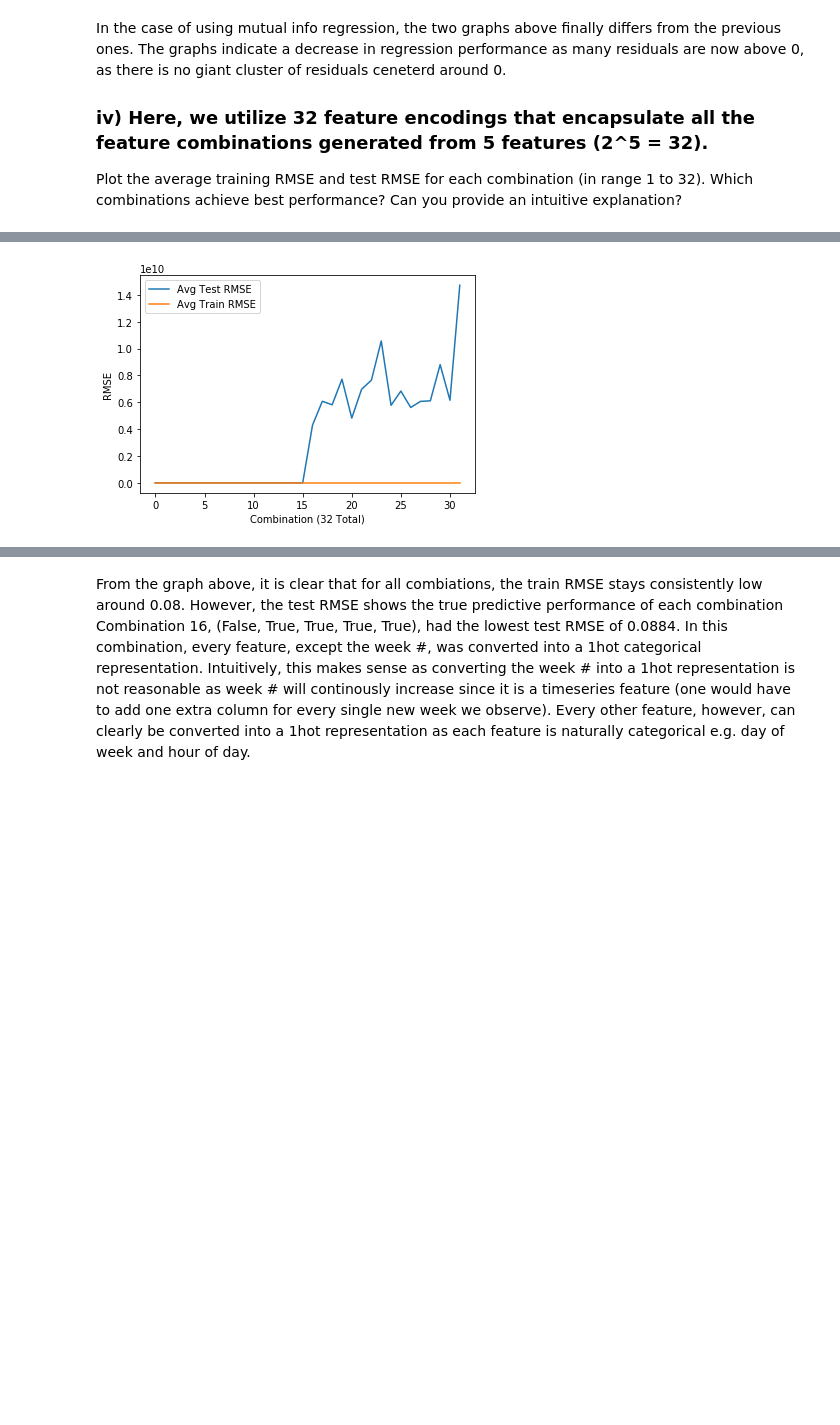
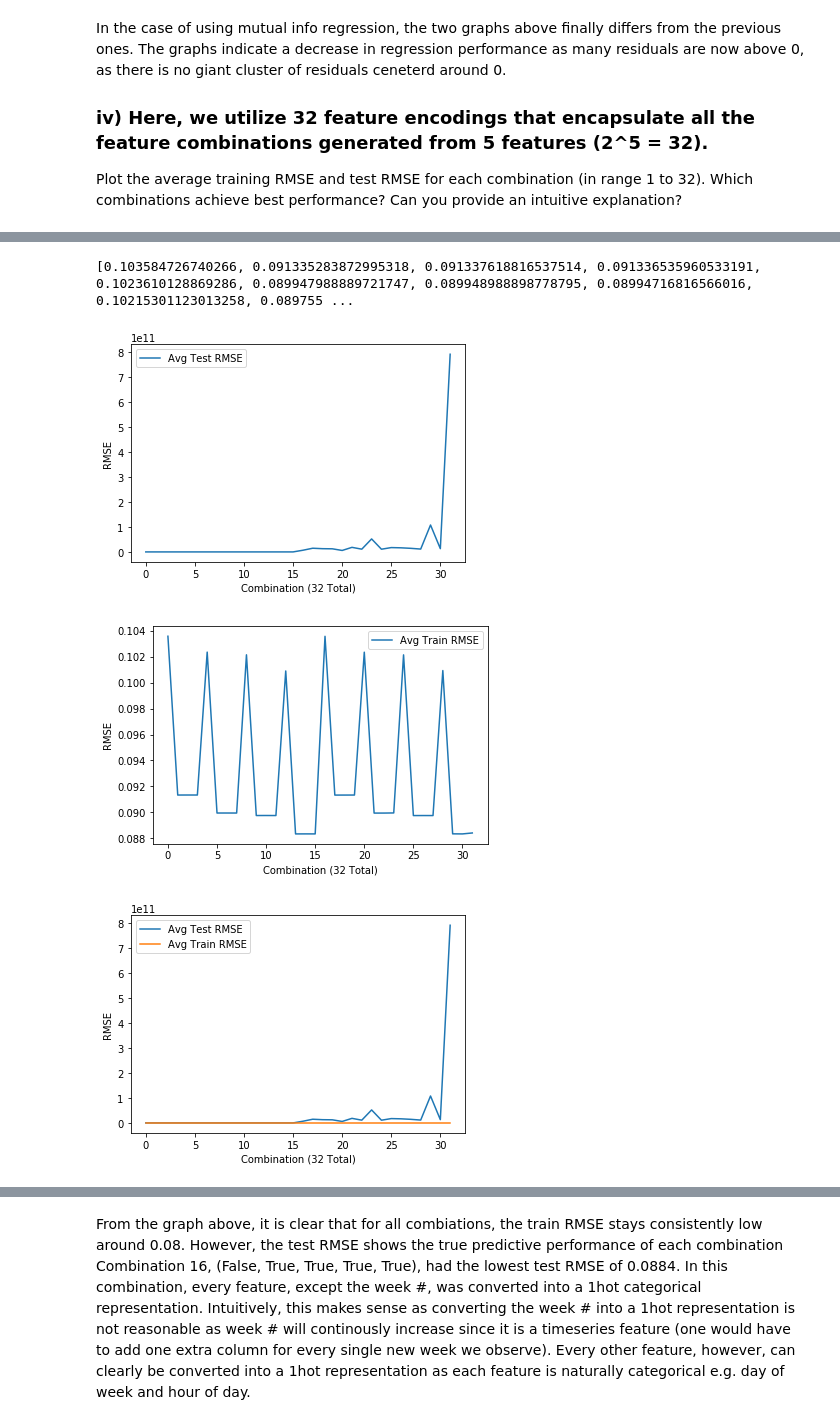
Before and after one commit to jdhurwitz/UCLA-EE219, a Jupyter notebook: Project4/Project 4 - Regression Analysis.ipynb, the cells around one changed output, grey strips where cells are left out. Cells and saved outputs as stored; diff of their text form; code cells hidden in the pictures; blank space fills up the shorter version.

Commit message:
plot changes

```diff
--- a/Project4/Project 4 - Regression Analysis.ipynb
+++ b/Project4/Project 4 - Regression Analysis.ipynb
@@ -398,16 +383,39 @@ print(avg_training_rmse[14], avg_test_rmse[15])
+# %%
+print(avg_training_rmse)
+# %% [output]
+[0.103584726740266, 0.091335283872995318, 0.091337618816537514, 0.091336535960533191, 0.1023610128869286, 0.089947988889721747, 0.089948988898778795, 0.08994716816566016, 0.10215301123013258, 0.089755 ...
 # %%
 #Figure 1
 fig, ax = plt.subplots()
 #ax.scatter(y, predicted, edgecolors=(0, 0, 0))
 ax.plot(avg_test_rmse, label="Avg Test RMSE")
-ax.plot(avg_training_rmse, label="Avg Train RMSE")
-
-# i = 0
-
+#ax.plot(avg_training_rmse, label="Avg Train RMSE")
 
 ax.set_xlabel('Combination (32 Total)')
 ax.set_ylabel('RMSE')
 plt.legend()
 plt.show()
+
+#Figure 2
+fig, ax = plt.subplots()
+#ax.scatter(y, predicted, edgecolors=(0, 0, 0))
+ax.plot(avg_training_rmse, label="Avg Train RMSE")
+ax.set_xlabel('Combination (32 Total)')
+ax.set_ylabel('RMSE')
+plt.legend()
+plt.show()
+
+#Figure 3
+fig, ax = plt.subplots()
+#ax.scatter(y, predicted, edgecolors=(0, 0, 0))
+ax.plot(avg_test_rmse, label="Avg Test RMSE")
+ax.plot(avg_training_rmse, label="Avg Train RMSE")
+
+ax.set_xlabel('Combination (32 Total)')
+ax.set_ylabel('RMSE')
+plt.legend()
+plt.show()
 # %% [output]
-[figure, old version]
+[figure, new version]
+[figure, added]
+[figure, added]
```
Also changed, not shown: parts of 12 cells of this notebook, 1 other file.
